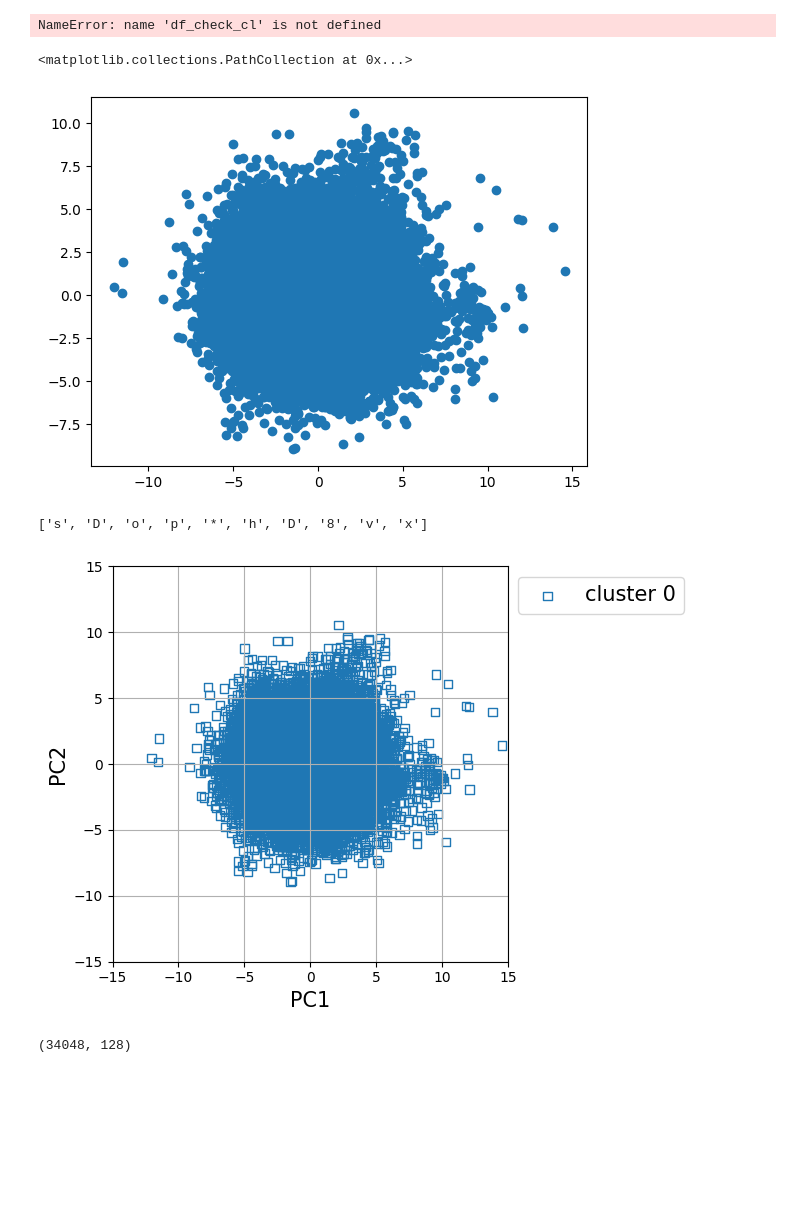
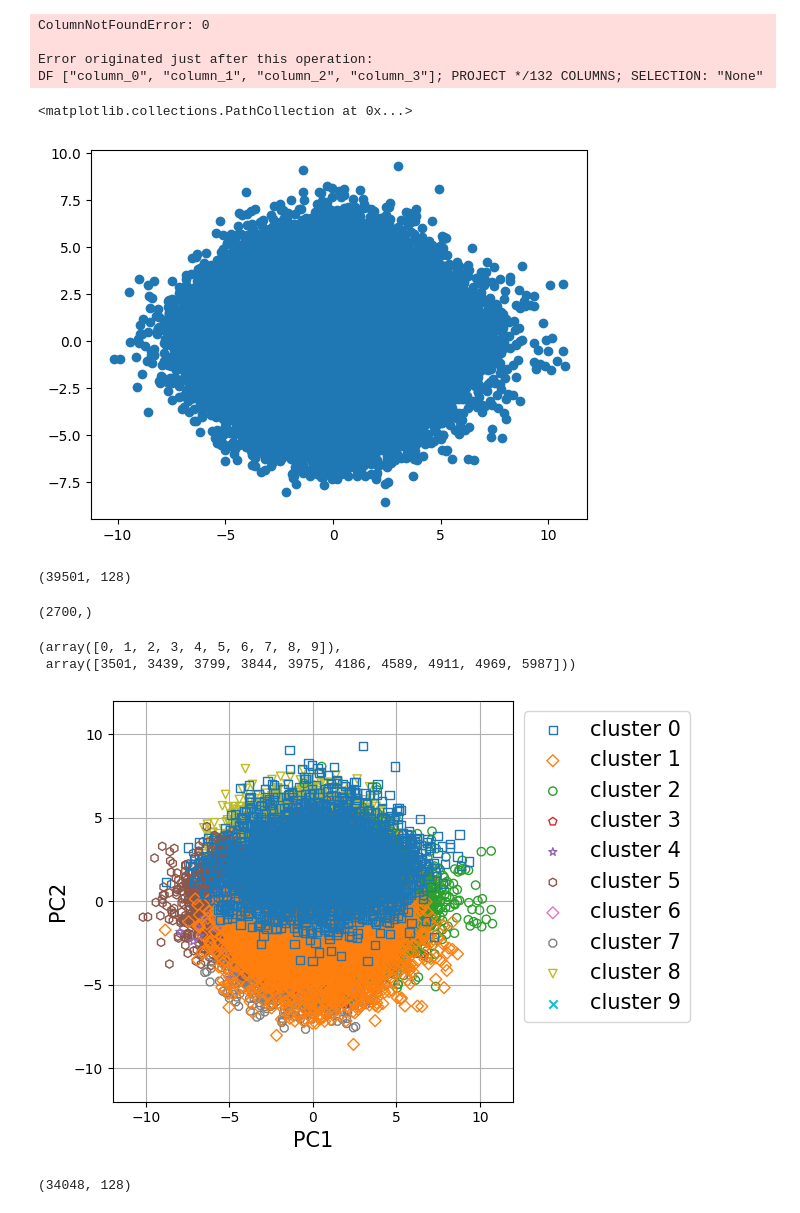
Before and after one commit to RyuichiShinseiB/Feature_extraction, a Jupyter notebook: notebooks/trained_VBGMM_clustering.ipynb, the cells around one changed output. Saved outputs shown, nothing was run; the diff lists cells and outputs as text; code cells hidden in the pictures; blank space fills up the shorter version.

```diff
--- a/notebooks/trained_VBGMM_clustering.ipynb
+++ b/notebooks/trained_VBGMM_clustering.ipynb
@@ -23,11 +23,11 @@ from src.visualization.plot import (
 colors = ['tab:blue', 'tab:orange', 'tab:green', 'tab:red', 'tab:purple', 'tab:brown', 'tab:pink', 'tab:gray', 'tab:olive', 'tab:cyan']
 markers = ['s', 'D', 'o', 'p', '*', 'h', 'D', '8', 'v', 'x']
 
-model_name = "SimpleCAE32"
-datetime_of_extraction = "2023-07-10/13-09-32"
-datetime_of_vbgmm = "2023-07-10/13-21-38"
+model_name = "SimpleCAE64"
+datetime_of_extraction = "2023-11-27/12-07-16"
+datetime_of_vbgmm = "2023-11-27/12-07-16"
 
-project_dir = Path("/home/shinsei/MyResearchs/feat_extrc")
+project_dir = Path("/home/shinsei/MyResearches/feat_extrc")
 
 model_save_pardir = project_dir / "models" / "VBGMM"
 feature_pardir = project_dir / "reports" / "features" / model_name / datetime_of_extraction
@@ -38,4 +38,4 @@ vbgmm_model_path = model_save_pardir / datetime_of_vbgmm / "vbgmm_train_pca30_10
 # feature_csv_path = "/home/shinsei/MyResearchs/feat_extrc/reports/features/SimpleCAE32/2023-07-07/12-15-24/features.csv"
 feature_train_csv_path = feature_pardir / "features_train_data.csv"
 feature_check_csv_path = feature_pardir / "features_check_data.csv"
-feature_check_cl_csv_path = feature_pardir / "features_check_data_clustering.csv"
+feature_check_cl_csv_path = feature_pardir / "feature_check_data_clustering_VBGMM_iter500.csv"
@@ -125,27 +125,47 @@ The number of dimensions after reduced is 30.
 component_01 = df_check_cl.select([pl.col("0"), pl.col("1")]).to_numpy()
 plt.scatter(component_01[:, 0], component_01[:, 1])
 # %% [output]
-NameError: name 'df_check_cl' is not defined
+ColumnNotFoundError: 0
+
+Error originated just after this operation:
+DF ["column_0", "column_1", "column_2", "column_3"]; PROJECT */132 COLUMNS; SELECTION: "None"
 # %%
-plt.scatter(X_train_pca[:, 0], X_train_pca[:, 1])
+plt.scatter(X_check_pca[:, 0], X_check_pca[:, 1])
 # %% [output]
 <matplotlib.collections.PathCollection at 0x...>
-[figure, old version]
+[figure, new version]
+# %%
+X_train_pca.shape
+# %% [output]
+(39501, 128)
+# %%
+y_check_cl.shape
+# %% [output]
+(2700,)
+# %%
+
+rank = np.unique(y_check_cl, return_counts=True)
+rank
+# %% [output]
+(array([0, 1, 2, 3, 4, 5, 6, 7, 8, 9]),
+ array([3501, 3439, 3799, 3844, 3975, 4186, 4589, 4911, 4969, 5987]))
 # %%
+rank = np.unique(y_check_cl)
 scatter_each_classes(
-    data=X_train_pca,
-    class_labels=[0] * X_train_pca.shape[0],
-    rank=[0],
+    data=X_check_pca,
+    # class_labels=[0] * X_train_pca.shape[0],
+    class_labels=y_check_cl,
+    rank=rank[::-1],
     markers=markers,
     colors="tab10",
     xylabel=("PC1", "PC2"),
     face_color="None",
     fontsize=15,
-    plot_range=(-15,15),
+    plot_range=(-12,12),
+    path="tmp.svg"
 )
 # %% [output]
-['s', 'D', 'o', 'p', '*', 'h', 'D', '8', 'v', 'x']
-[figure, old version]
+[figure, new version]
 # %%
 vbgmm: BayesianGaussianMixture = joblib.load(vbgmm_model_path)
 # %%
```
Also changed, not shown: parts of 7 cells of this notebook, 1 other file.
